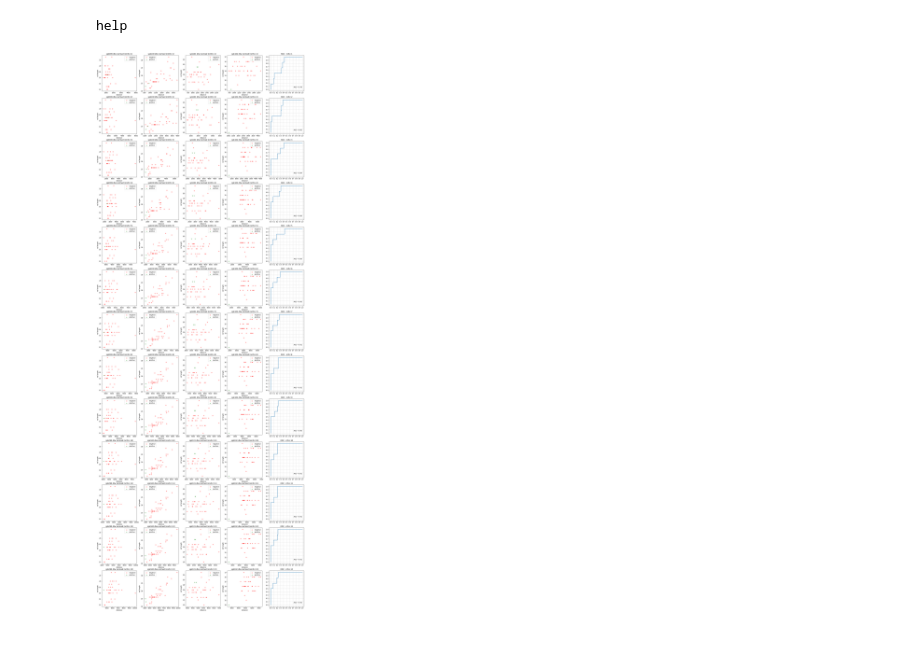
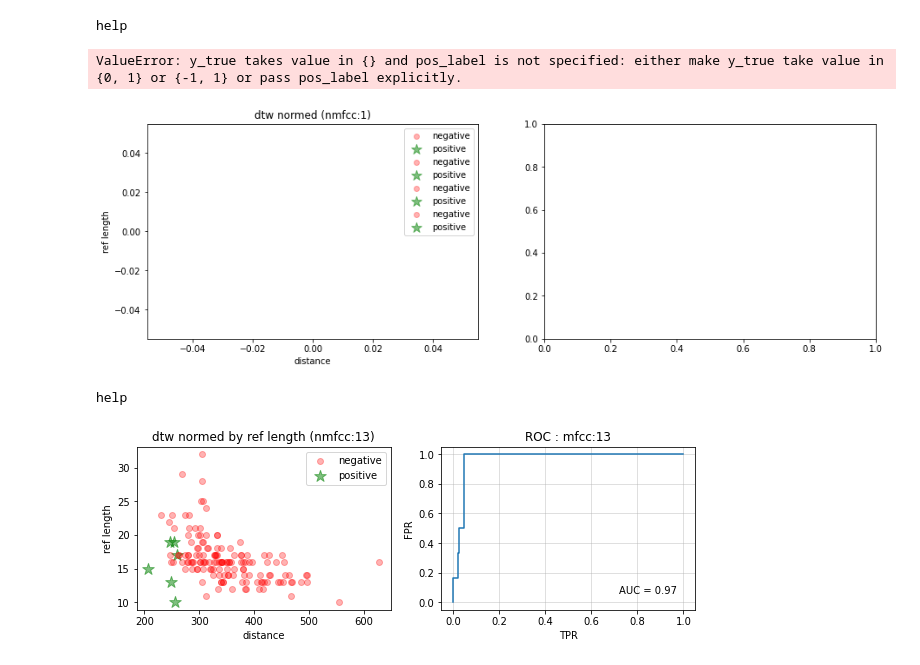
Before and after one commit to burin-n/hotword_spotting, a Jupyter notebook: scripts/visualize score.ipynb, the cells around one changed output. Saved outputs shown, nothing was run; the diff lists cells and outputs as text; code cells hidden in the pictures.

```diff
--- a/scripts/visualize score.ipynb
+++ b/scripts/visualize score.ipynb
@@ -11,0 +6,3 @@ raw_df = pd.read_csv('../score_cmn_1024.csv')
+# %%
+raw_df = pd.read_csv('../tune_cmnperspk_500ms_noc0.csv')
+raw_df = raw_df[raw_df['query'] != raw_df['ref']]
@@ -47,39 +144,91 @@ fpr___ tpr___ threshold
 # %%
 print('help')
-plt.figure(figsize=(25, 70))
+plt.figure(figsize=(15, 70))
 
 for nfeat in range(1,14):
 
   df = raw_df[ (raw_df['nmfcc'] == nfeat ) & raw_df['query'].apply(lambda x : True if 'help' in x else False)]
 
   x = df['dist']
   y = df['ref_len']
 
 
+  plt.subplot(13,2,nfeat*2-1)
   for i, spk in enumerate(["spk099","spk100","spk101","spk102"]):
-    plt.subplot(13,5,((nfeat-1)*5) + i+1 )
+#     plt.subplot(13,5,((nfeat-1)*5) + i+1 )
+
 
     sel_spk = df["ref"].apply(lambda x: spk in x)
     plt.scatter(x[(df['label'] == 0) & sel_spk].to_list(), y[(df['label'] == 0) & sel_spk].to_list(), color='red', label='negative', alpha=0.3)
-    plt.scatter(x[(df['label'] == 1) & sel_spk].to_list(), y[(df['label'] == 1) & sel_spk].to_list(), marker='*', color='green', label='positive', alpha=0.5)
+    plt.scatter(x[(df['label'] == 1) & sel_spk].to_list(), y[(df['label'] == 1) & sel_spk].to_list(), marker='*', color='green', label='positive', alpha=0.5, s=150)
 
-    plt.title(f'{spk} dtw normed (nmfcc:{nfeat})')
-    plt.xlabel('distance')
-    plt.ylabel('ref length')
-    plt.legend()
+  plt.title(f'dtw normed (nmfcc:{nfeat})')
+  plt.xlabel('distance')
+  plt.ylabel('ref length')
+  plt.legend()
 
 
-  plt.subplot(13,5, nfeat*5)
+#   plt.subplot(13,5, nfeat*5)
+  plt.subplot(13,2,nfeat*2)
   fpr, tpr, thresholds  = metrics.roc_curve(df['label'].to_list(), -x)
   plt.plot(fpr, tpr)
   plt.annotate("AUC = {:.2f}".format(metrics.auc(fpr, tpr)), xy=(0.7, 0.10), xycoords='axes fraction')
   plt.title(f'ROC : mfcc:{nfeat}')
   plt.xticks(np.arange(0,1.1,0.1))
   plt.yticks(np.arange(0,1.1,0.1))
 
   plt.grid(alpha=0.5)
 #   plt.show()
 # plt.savefig('roc.pdf', bbox_inches='tight')
 # %% [output]
 help
+ValueError: y_true takes value in {} and pos_label is not specified: either make y_true take value in {0, 1} or {-1, 1} or pass pos_label explicitly.
-[figure, old version]
+[figure, new version]
+# %%
+print('help')
+plt.figure(figsize=(10, 3))
+
+for nfeat in range(13,14):
+
+  df = raw_df[ (raw_df['nmfcc'] == nfeat ) & raw_df['query'].apply(lambda x : True if 'help' in x else False)]
+
+  x = df['dist']
+  y = df['ref_len']
+
+
+  plt.subplot(1,2,1)
+  for i, spk in enumerate(["spk099","spk100","spk101","spk102"]):
+#     plt.subplot(13,5,((nfeat-1)*5) + i+1 )
+
+
+    sel_spk = df["ref"].apply(lambda x: spk in x)
+    if(i == 0):
+      plt.scatter(x[(df['label'] == 0) & sel_spk].to_list(), y[(df['label'] == 0) & sel_spk].to_list(), color='red', label='negative', alpha=0.3)
+      plt.scatter(x[(df['label'] == 1) & sel_spk].to_list(), y[(df['label'] == 1) & sel_spk].to_list(), marker='*', color='green', label='positive', alpha=0.5, s=150)
+    else:
+      plt.scatter(x[(df['label'] == 0) & sel_spk].to_list(), y[(df['label'] == 0) & sel_spk].to_list(), color='red', alpha=0.3)
+      plt.scatter(x[(df['label'] == 1) & sel_spk].to_list(), y[(df['label'] == 1) & sel_spk].to_list(), marker='*', color='green', alpha=0.5, s=150)
+
+  plt.title(f'dtw normed by ref length (nmfcc:{nfeat})')
+  plt.xlabel('distance')
+  plt.ylabel('ref length')
+  plt.legend()
+
+
+#   plt.subplot(13,5, nfeat*5)
+  plt.subplot(1,2,2)
+  fpr, tpr, thresholds  = metrics.roc_curve(df['label'].to_list(), -x)
+  plt.plot(fpr, tpr)
+  plt.annotate("AUC = {:.2f}".format(metrics.auc(fpr, tpr)), xy=(0.7, 0.10), xycoords='axes fraction')
+  plt.title(f'ROC : mfcc:{nfeat}')
+#   plt.xticks(np.arange(0,1.1,0.1))
+#   plt.yticks(np.arange(0,1.1,0.1))
+  plt.xlabel('TPR')
+  plt.ylabel("FPR")
+
+  plt.grid(alpha=0.5)
+#   plt.show()
+# plt.savefig('roc_13.png', bbox_inches='tight')
+# %% [output]
+help
+[figure, added]
```
Also changed, not shown: parts of 9 cells of this notebook, 8 other files.
